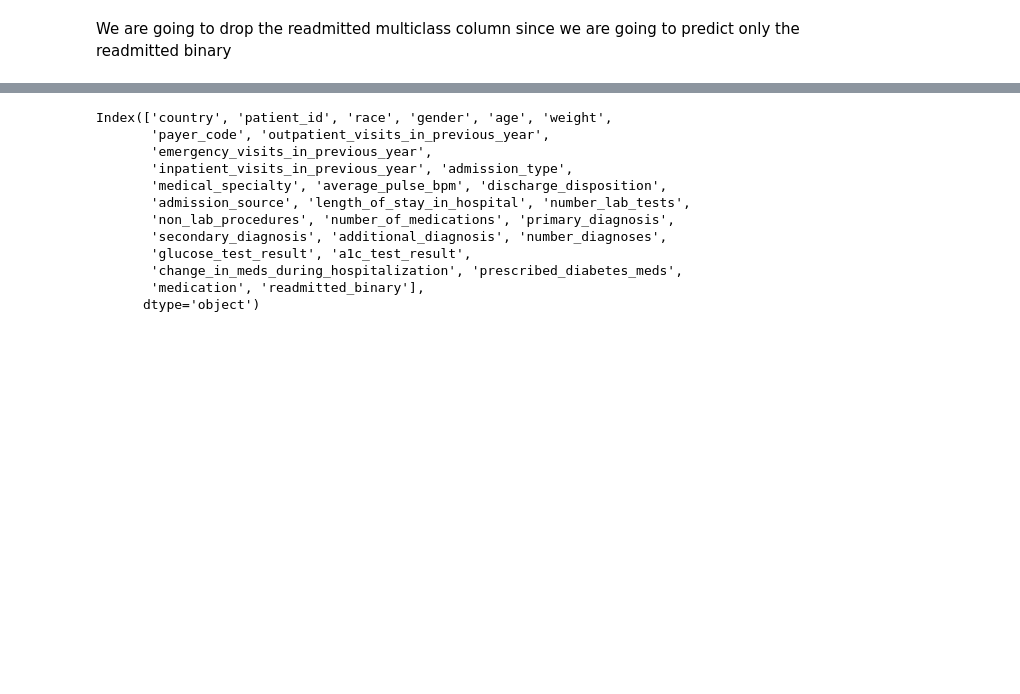
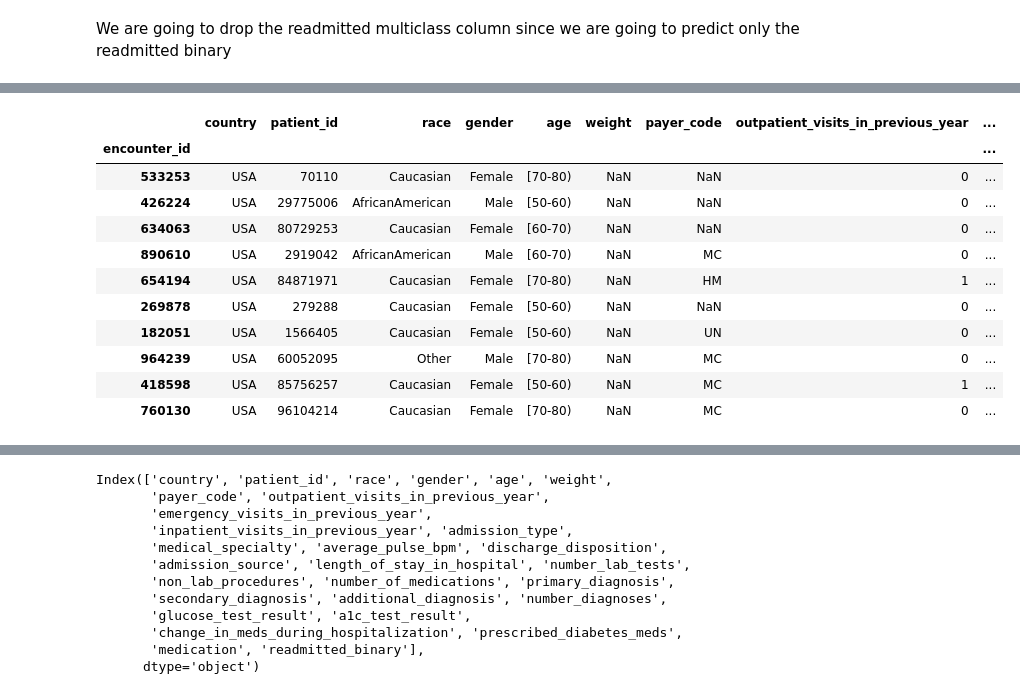
Before and after one commit to Sebastiao199/MLOps, a Jupyter notebook: mlops-full-project/notebooks/Cleaning_Preprocessing.ipynb, the cells around one changed output, grey strips where cells are left out. Drawn from its saved outputs; the diff is of its cells as text; code cells hidden in the pictures; blank space fills up the shorter version.

```diff
--- a/mlops-full-project/notebooks/Cleaning_Preprocessing.ipynb
+++ b/mlops-full-project/notebooks/Cleaning_Preprocessing.ipynb
@@ -35,2 +34,6 @@ hospital_df.head()
 # %% [markdown]
 We are going to drop the readmitted multiclass column since we are going to predict only the readmitted binary
+# %%
+# sow row 2010 until row 2020 in dataframe hospital_df
+pd.set_option('display.max_columns', None)
+hospital_df.iloc[4085:4091]
@@ -36,0 +49,15 @@ We are going to drop the readmitted multiclass column since we are going to pred
+# %%
+hospital_df.head(10)
+# %% [output]
+|  | country | patient_id | race | gender | age | weight | payer_code | outpatient_visits_in_previous_year | ... |
+| encounter_id |  |  |  |  |  |  |  |  | ... |
+| 533253 | USA | 70110 | Caucasian | Female | [70-80) | NaN | NaN | 0 | ... |
+| 426224 | USA | 29775006 | AfricanAmerican | Male | [50-60) | NaN | NaN | 0 | ... |
+| 634063 | USA | 80729253 | Caucasian | Female | [60-70) | NaN | NaN | 0 | ... |
+| 890610 | USA | 2919042 | AfricanAmerican | Male | [60-70) | NaN | MC | 0 | ... |
+| 654194 | USA | 84871971 | Caucasian | Female | [70-80) | NaN | HM | 1 | ... |
+| 269878 | USA | 279288 | Caucasian | Female | [50-60) | NaN | NaN | 0 | ... |
+| 182051 | USA | 1566405 | Caucasian | Female | [50-60) | NaN | UN | 0 | ... |
+| 964239 | USA | 60052095 | Other | Male | [70-80) | NaN | MC | 0 | ... |
+| 418598 | USA | 85756257 | Caucasian | Female | [50-60) | NaN | MC | 1 | ... |
+| 760130 | USA | 96104214 | Caucasian | Female | [70-80) | NaN | MC | 0 | ... |
```
Also changed, not shown: parts of 8 cells of this notebook, 7 other files.
